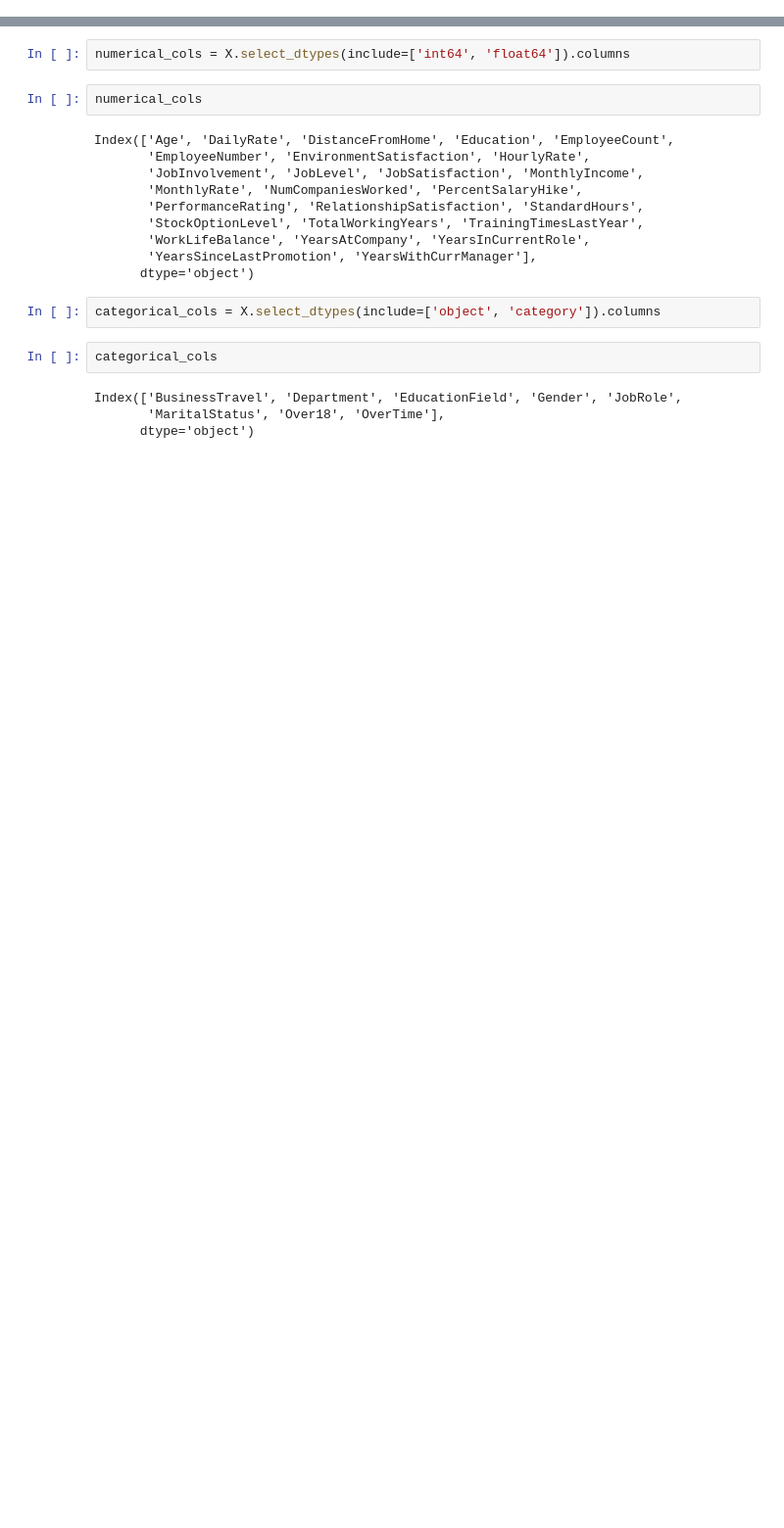
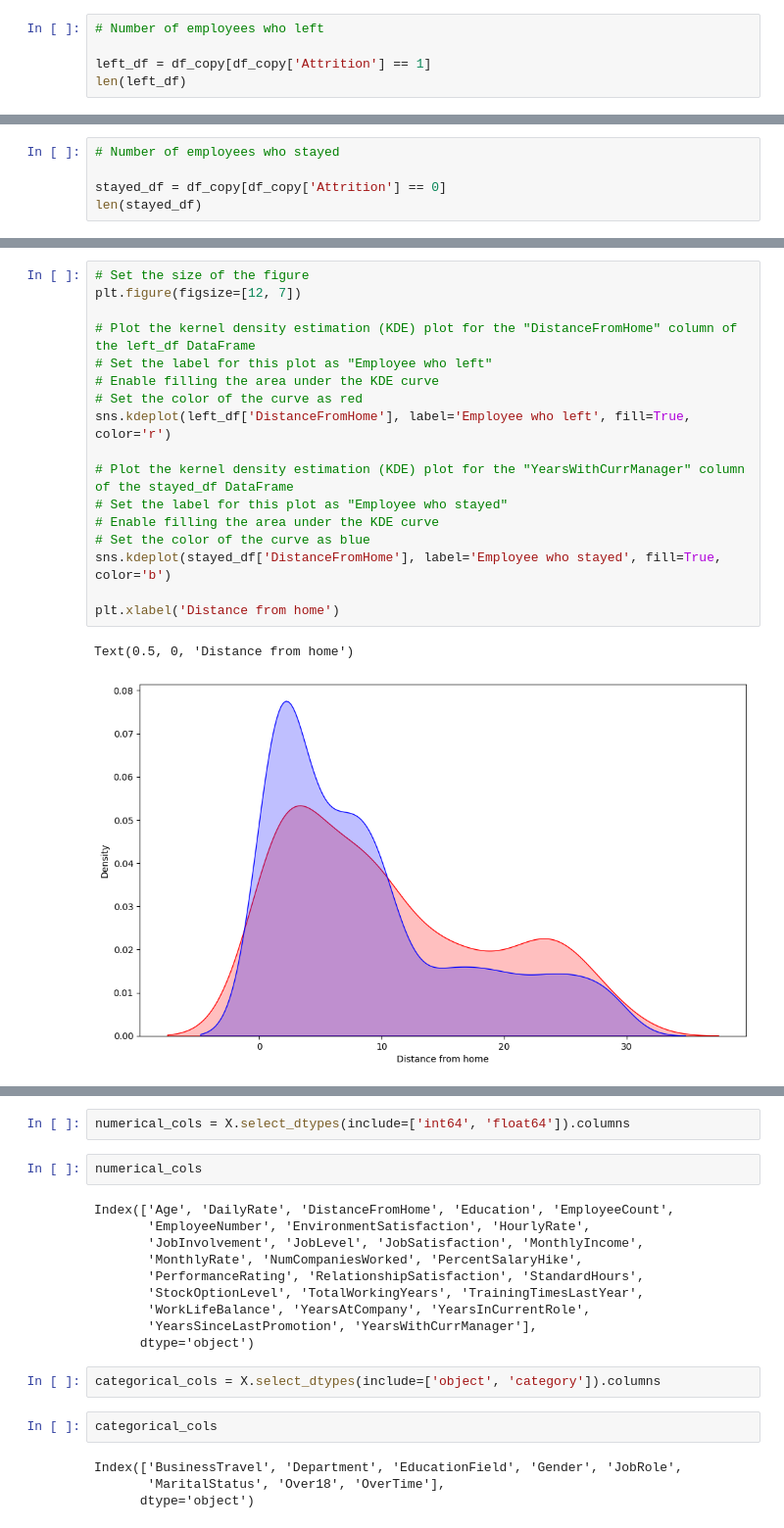
Before and after one commit to shahinmahmud53/employee-churn-prediction-flask-app, a Jupyter notebook: notebooks/model.ipynb, the cells around one changed output, grey strips where cells are left out. Shown at 98% size. Saved outputs shown, nothing was run; the diff lists cells and outputs as text; blank space fills up the shorter version.

```diff
--- a/notebooks/model.ipynb
+++ b/notebooks/model.ipynb
@@ -254,0 +227,5 @@ X = df_work.drop(columns=['Attrition'])
+# %%
+# Number of employees who left
+
+left_df = df_copy[df_copy['Attrition'] == 1]
+len(left_df)
@@ -254,0 +234,5 @@ X = df_work.drop(columns=['Attrition'])
+# %%
+# Number of employees who stayed
+
+stayed_df = df_copy[df_copy['Attrition'] == 0]
+len(stayed_df)
@@ -254,0 +340,20 @@ X = df_work.drop(columns=['Attrition'])
+# %%
+# Set the size of the figure
+plt.figure(figsize=[12, 7])
+
+# Plot the kernel density estimation (KDE) plot for the "DistanceFromHome" column of the left_df DataFrame
+# Set the label for this plot as "Employee who left"
+# Enable filling the area under the KDE curve
+# Set the color of the curve as red
+sns.kdeplot(left_df['DistanceFromHome'], label='Employee who left', fill=True, color='r')
+
+# Plot the kernel density estimation (KDE) plot for the "YearsWithCurrManager" column of the stayed_df DataFrame
+# Set the label for this plot as "Employee who stayed"
+# Enable filling the area under the KDE curve
+# Set the color of the curve as blue
+sns.kdeplot(stayed_df['DistanceFromHome'], label='Employee who stayed', fill=True, color='b')
+
+plt.xlabel('Distance from home')
+# %% [output]
+Text(0.5, 0, 'Distance from home')
+[figure, added]
```
Also changed, not shown: parts of 136 cells of this notebook.
